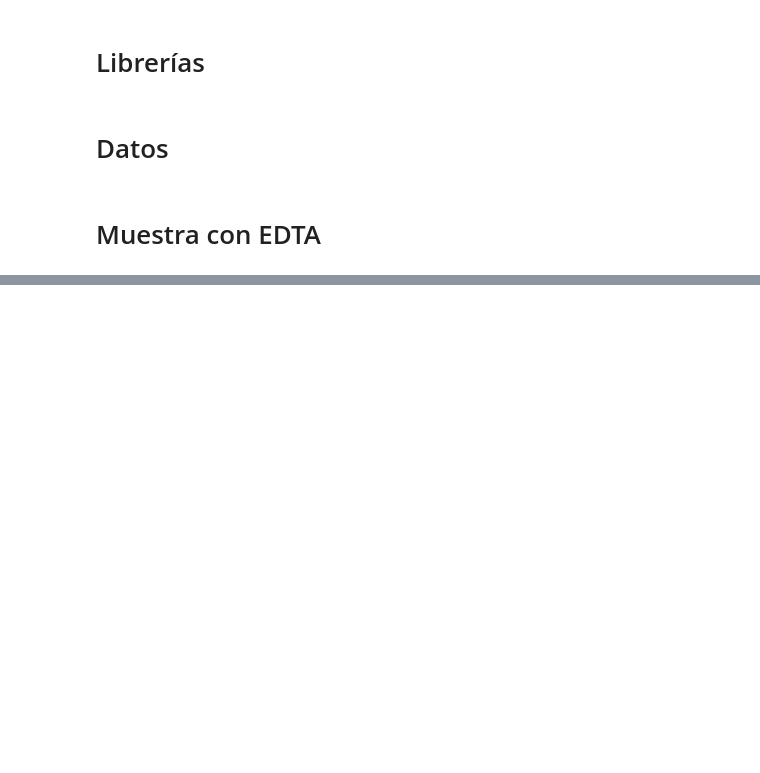
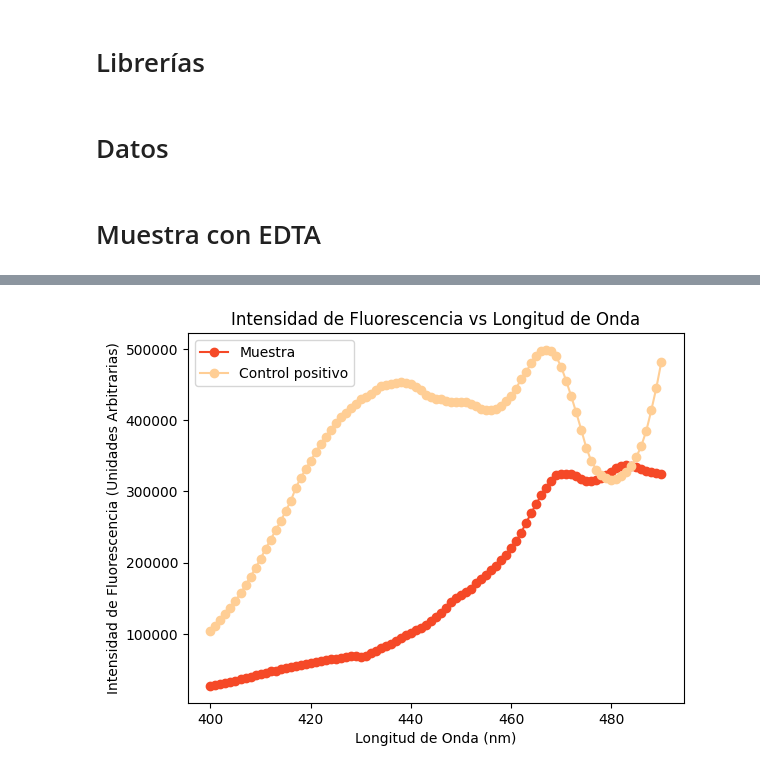
Before and after one commit to ValentinaRincon/Proyecto-exp, a Jupyter notebook: 07-15/gráficas.ipynb, the cells around one changed output, grey strips where cells are left out. Cells and saved outputs as stored; diff of their text form; code cells hidden in the pictures; blank space fills up the shorter version.

```diff
--- a/07-15/gráficas.ipynb
+++ b/07-15/gráficas.ipynb
@@ -42,0 +105,13 @@ em_p_edta = datos('Emision positivo con EDTA_Ext470.csv')
+# %%
+# Excitación con EDTA
+
+plt.plot(longitud_onda(ex_m_edta[:119]), intensidad_fluorescencia(ex_m_edta[:119]), marker='o', linestyle='-', color='#F54927', label = 'Muestra')
+plt.plot(longitud_onda(ex_p_edta[:119]), intensidad_fluorescencia(ex_p_edta[:119]), marker='o', color="#FFCE95", label='Control positivo')
+plt.title('Intensidad de Fluorescencia vs Longitud de Onda')
+plt.xlabel('Longitud de Onda (nm)')
+plt.ylabel('Intensidad de Fluorescencia (Unidades Arbitrarias)')
+#plt.grid()
+plt.legend()
+plt.show()
+# %% [output]
+[figure, added]
```
Also changed, not shown: parts of 11 cells of this notebook, 1 other file.
